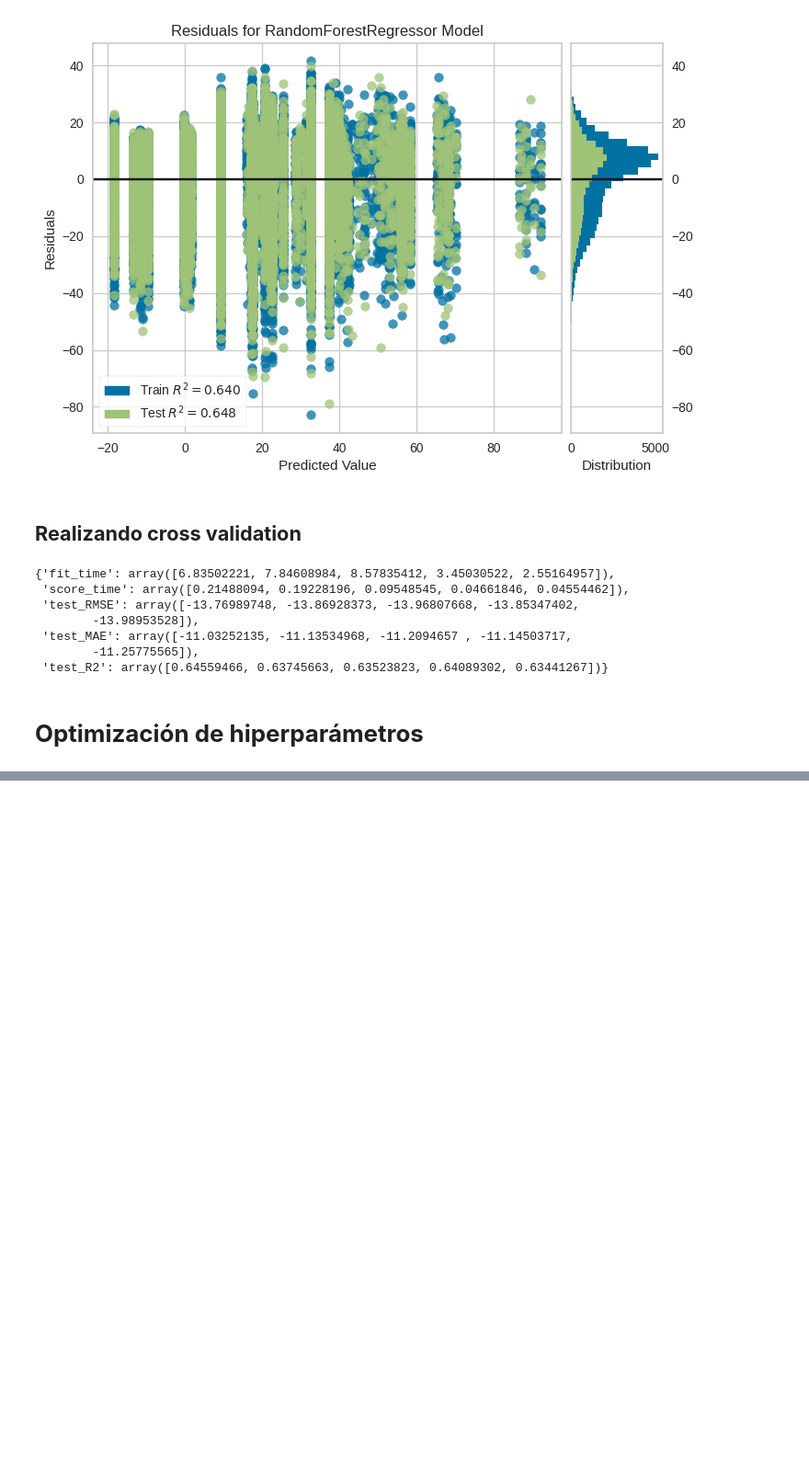
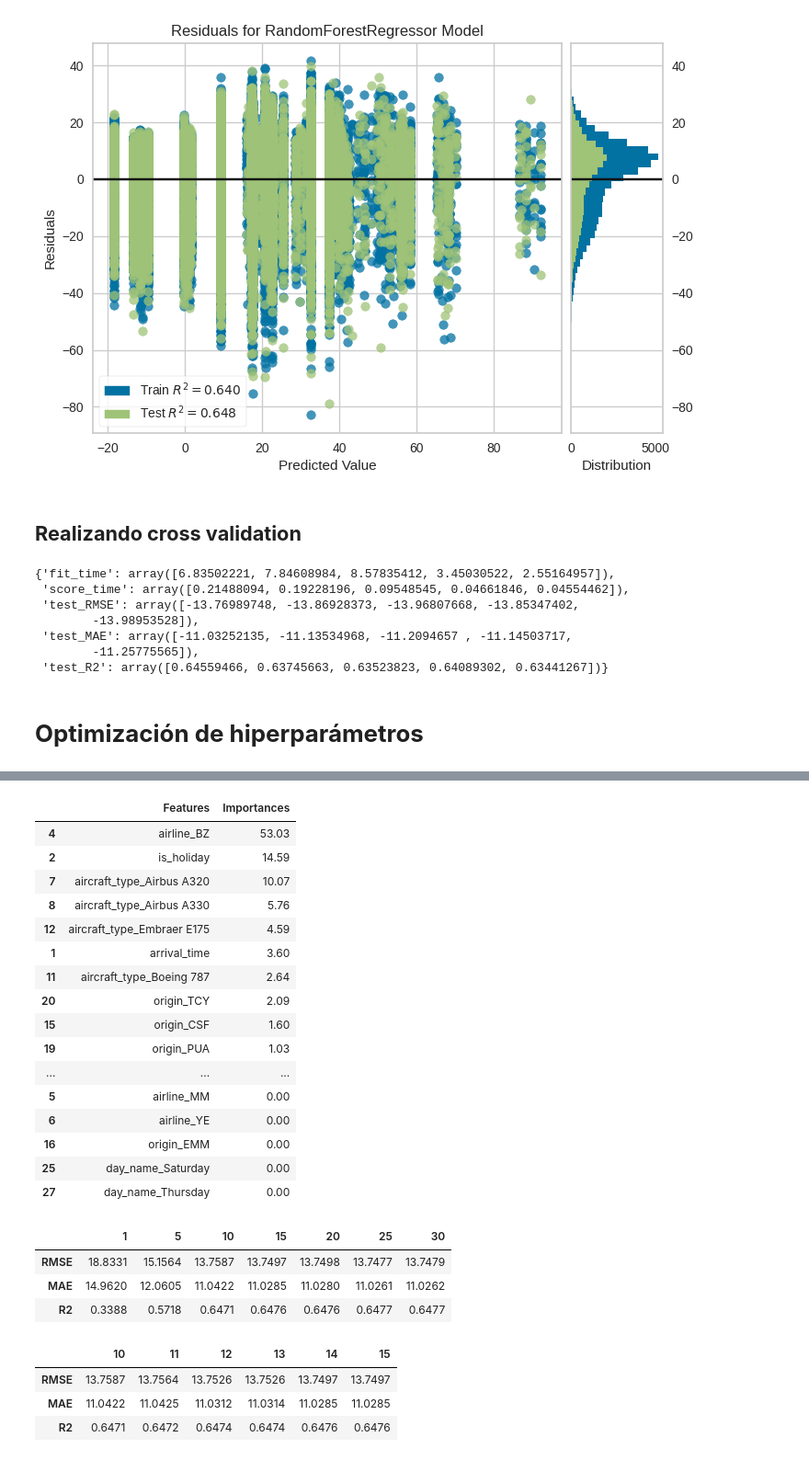
Before and after one commit to Valejbk/AnalisisTiendasRMP, a Jupyter notebook: optimización_aeroportuaria.ipynb, the cells around one changed output, grey strips where cells are left out. Shown at 92% size. Cells and saved outputs as stored; diff of their text form; code cells hidden in the pictures; blank space fills up the shorter version.

```diff
--- a/optimización_aeroportuaria.ipynb
+++ b/optimización_aeroportuaria.ipynb
@@ -642,0 +681,78 @@ cv_results
+# %%
+
+#X.columns= DataFrame de entrenamiento
+
+feature_importances = pd.DataFrame({'Features': X.columns, 'Importances': (importances*100).round(2)}).sort_values('Importances', ascending= False)
+feature_importances
+# %% [output]
+|  | Features | Importances |
+| 4 | airline_BZ | 53.03 |
+| 2 | is_holiday | 14.59 |
+| 7 | aircraft_type_Airbus A320 | 10.07 |
+| 8 | aircraft_type_Airbus A330 | 5.76 |
+| 12 | aircraft_type_Embraer E175 | 4.59 |
+| 1 | arrival_time | 3.60 |
+| 11 | aircraft_type_Boeing 787 | 2.64 |
+| 20 | origin_TCY | 2.09 |
+| 15 | origin_CSF | 1.60 |
+| 19 | origin_PUA | 1.03 |
+| ... | ... | ... |
+| 5 | airline_MM | 0.00 |
+| 6 | airline_YE | 0.00 |
+| 16 | origin_EMM | 0.00 |
+| 25 | day_name_Saturday | 0.00 |
+| 27 | day_name_Thursday | 0.00 |
+# %%
+#vemos muchos datos que casi no tienen importancia y hacen ruido en el análisis
+#entonces creamis 1 DF con los índices
+
+resultados = pd.DataFrame(index= ['RMSE', 'MAE', 'R2'])
+model_features = RandomForestRegressor(max_depth= 5, random_state= 42)
+ct_features = [i if i != 0 else 1 for i in range(0, 35, 5)]
+
+#iteramos
+
+for i in ct_features:
+   selected_features = feature_importances['Features'].values[:i]
+   X_train_sel = X_train[selected_features]
+   X_test_sel = X_test[selected_features]
+   model_features.fit(X_train_sel, y_train)
+   y_pred = model_features.predict(X_test_sel)
+   metricas = calcular_regresion(y_test, y_pred)
+   resultados[i] = list(metricas.values())
+
+resultados
+
+#con 15 features alcanza el 0.6476 y de ahí poco varía... no es necesario 20 ni 25 ni 30
+# %% [output]
+|  | 1 | 5 | 10 | 15 | 20 | 25 | 30 |
+| RMSE | 18.8331 | 15.1564 | 13.7587 | 13.7497 | 13.7498 | 13.7477 | 13.7479 |
+| MAE | 14.9620 | 12.0605 | 11.0422 | 11.0285 | 11.0280 | 11.0261 | 11.0262 |
+| R2 | 0.3388 | 0.5718 | 0.6471 | 0.6476 | 0.6476 | 0.6477 | 0.6477 |
+# %%
+#copiamos el código para cambiar la cantidad de features
+
+
+resultados = pd.DataFrame(index= ['RMSE', 'MAE', 'R2'])
+model_features = RandomForestRegressor(max_depth= 5, random_state= 42)
+ct_features = range(10, 16)
+
+#iteramos
+
+for i in ct_features:
+   selected_features = feature_importances['Features'].values[:i]
+   X_train_sel = X_train[selected_features]
+   X_test_sel = X_test[selected_features]
+   model_features.fit(X_train_sel, y_train)
+   y_pred = model_features.predict(X_test_sel)
+   metricas = calcular_regresion(y_test, y_pred)
+   resultados[i] = list(metricas.values())
+
+resultados
+
+#vemos que de 12 a 13 comienza a estancarse
+# %% [output]
+|  | 10 | 11 | 12 | 13 | 14 | 15 |
+| RMSE | 13.7587 | 13.7564 | 13.7526 | 13.7526 | 13.7497 | 13.7497 |
+| MAE | 11.0422 | 11.0425 | 11.0312 | 11.0314 | 11.0285 | 11.0285 |
+| R2 | 0.6471 | 0.6472 | 0.6474 | 0.6474 | 0.6476 | 0.6476 |
```
Also changed, not shown: parts of 11 cells of this notebook.
